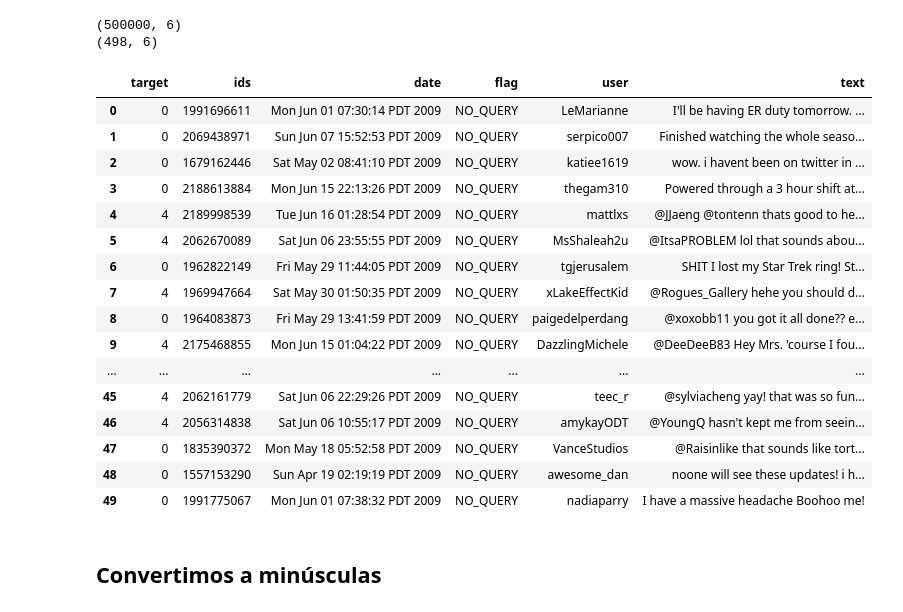
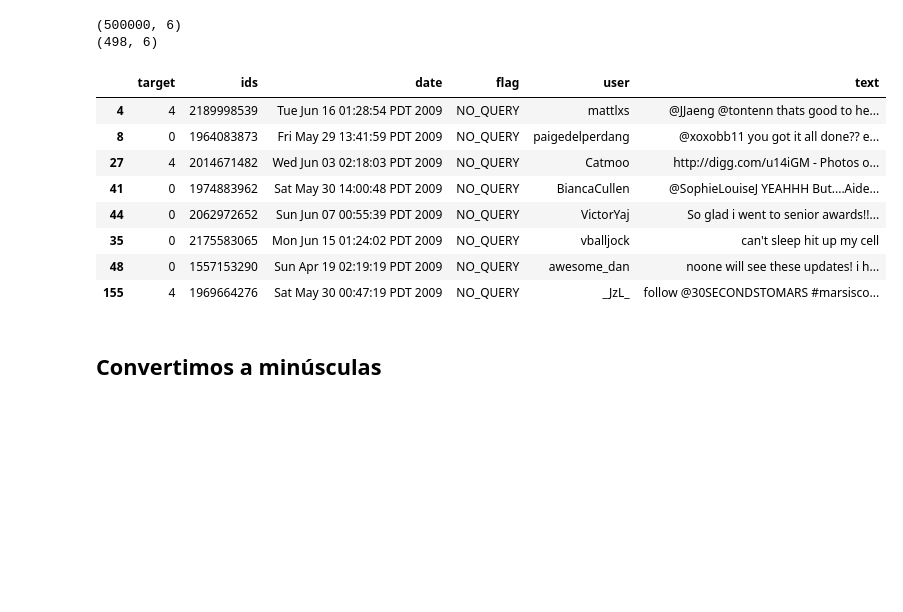
Before and after one commit to caroacostatovany/sentiment_analysis_tweets, a Jupyter notebook: notebooks/modelado_ejemplo_2.ipynb, the cells around one changed output. Saved outputs shown, nothing was run; the diff lists cells and outputs as text; code cells hidden in the pictures; blank space fills up the shorter version.

```diff
--- a/notebooks/modelado_ejemplo_2.ipynb
+++ b/notebooks/modelado_ejemplo_2.ipynb
@@ -71,26 +72,19 @@ print(test.shape)
 # %% [output]
 (500000, 6)
 (498, 6)
-# %%
-training.head(50)
-# %% [output]
-|  | target | ids | date | flag | user | text |
-| 0 | 0 | 1991696611 | Mon Jun 01 07:30:14 PDT 2009 | NO_QUERY | LeMarianne | I'll be having ER duty tomorrow. ... |
-| 1 | 0 | 2069438971 | Sun Jun 07 15:52:53 PDT 2009 | NO_QUERY | serpico007 | Finished watching the whole seaso... |
-| 2 | 0 | 1679162446 | Sat May 02 08:41:10 PDT 2009 | NO_QUERY | katiee1619 | wow. i havent been on twitter in ... |
-| 3 | 0 | 2188613884 | Mon Jun 15 22:13:26 PDT 2009 | NO_QUERY | thegam310 | Powered through a 3 hour shift at... |
-| 4 | 4 | 2189998539 | Tue Jun 16 01:28:54 PDT 2009 | NO_QUERY | mattlxs | @JJaeng @tontenn thats good to he... |
-| 5 | 4 | 2062670089 | Sat Jun 06 23:55:55 PDT 2009 | NO_QUERY | MsShaleah2u | @ItsaPROBLEM lol that sounds abou... |
-| 6 | 0 | 1962822149 | Fri May 29 11:44:05 PDT 2009 | NO_QUERY | tgjerusalem | SHIT I lost my Star Trek ring! St... |
-| 7 | 4 | 1969947664 | Sat May 30 01:50:35 PDT 2009 | NO_QUERY | xLakeEffectKid | @Rogues_Gallery hehe you should d... |
-| 8 | 0 | 1964083873 | Fri May 29 13:41:59 PDT 2009 | NO_QUERY | paigedelperdang | @xoxobb11 you got it all done?? e... |
-| 9 | 4 | 2175468855 | Mon Jun 15 01:04:22 PDT 2009 | NO_QUERY | DazzlingMichele | @DeeDeeB83 Hey Mrs. 'course I fou... |
-| ... | ... | ... | ... | ... | ... | ... |
-| 45 | 4 | 2062161779 | Sat Jun 06 22:29:26 PDT 2009 | NO_QUERY | teec_r | @sylviacheng yay! that was so fun... |
-| 46 | 4 | 2056314838 | Sat Jun 06 10:55:17 PDT 2009 | NO_QUERY | amykayODT | @YoungQ hasn't kept me from seein... |
-| 47 | 0 | 1835390372 | Mon May 18 05:52:58 PDT 2009 | NO_QUERY | VanceStudios | @Raisinlike that sounds like tort... |
-| 48 | 0 | 1557153290 | Sun Apr 19 02:19:19 PDT 2009 | NO_QUERY | awesome_dan | noone will see these updates! i h... |
-| 49 | 0 | 1991775067 | Mon Jun 01 07:38:32 PDT 2009 | NO_QUERY | nadiaparry | I have a massive headache Boohoo me! |
+# %%
+# Ejemplo
+training.loc[[4,8,27,41,44,35,48,155]]
+# %% [output]
+|  | target | ids | date | flag | user | text |
+| 4 | 4 | 2189998539 | Tue Jun 16 01:28:54 PDT 2009 | NO_QUERY | mattlxs | @JJaeng @tontenn thats good to he... |
+| 8 | 0 | 1964083873 | Fri May 29 13:41:59 PDT 2009 | NO_QUERY | paigedelperdang | @xoxobb11 you got it all done?? e... |
+| 27 | 4 | 2014671482 | Wed Jun 03 02:18:03 PDT 2009 | NO_QUERY | Catmoo | http://digg.com/u14iGM - Photos o... |
+| 41 | 0 | 1974883962 | Sat May 30 14:00:48 PDT 2009 | NO_QUERY | BiancaCullen | @SophieLouiseJ YEAHHH But....Aide... |
+| 44 | 0 | 2062972652 | Sun Jun 07 00:55:39 PDT 2009 | NO_QUERY | VictorYaj | So glad i went to senior awards!!... |
+| 35 | 0 | 2175583065 | Mon Jun 15 01:24:02 PDT 2009 | NO_QUERY | vballjock | can't sleep hit up my cell |
+| 48 | 0 | 1557153290 | Sun Apr 19 02:19:19 PDT 2009 | NO_QUERY | awesome_dan | noone will see these updates! i h... |
+| 155 | 4 | 1969664276 | Sat May 30 00:47:19 PDT 2009 | NO_QUERY | _JzL_ | follow @30SECONDSTOMARS #marsisco... |
 # %% [markdown]
 ## Convertimos a minúsculas
 # %%
```
Also changed, not shown: parts of 22 cells of this notebook.
